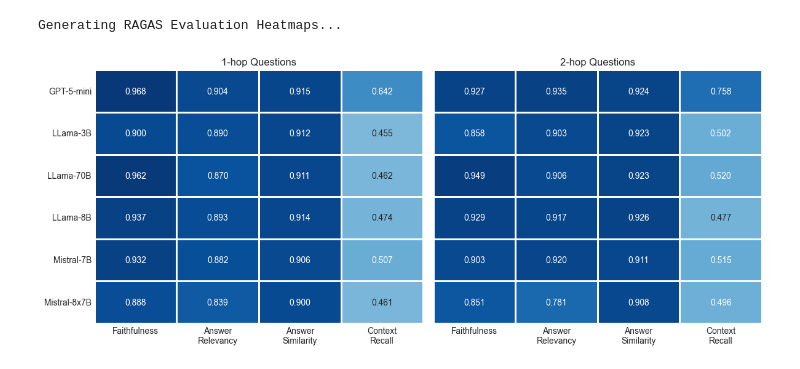
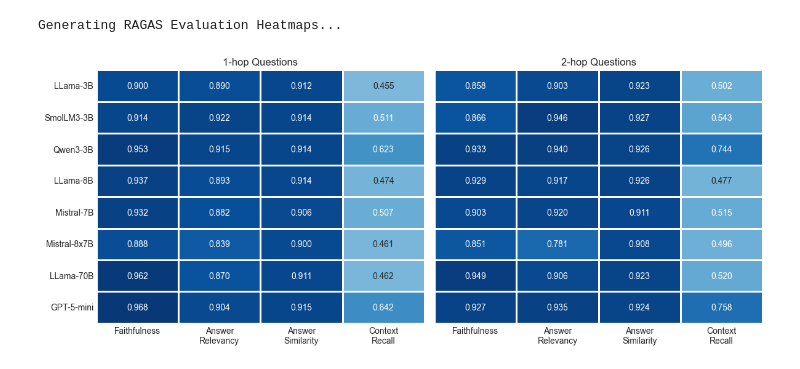
Before and after one commit to AlexLecu/LLMKGraph, a Jupyter notebook: backend/evaluation/evaluation_notebooks/evaluation_results/overall_ragas_evaluation.ipynb, the cells around one changed output. Drawn from its saved outputs; the diff is of its cells as text; code cells hidden in the pictures.

```diff
--- a/backend/evaluation/evaluation_notebooks/evaluation_results/overall_ragas_evaluation.ipynb
+++ b/backend/evaluation/evaluation_notebooks/evaluation_results/overall_ragas_evaluation.ipynb
@@ -29,13 +29,17 @@ ragas_results = {
         "1hop": {'answer_correctness': 0.5430, 'answer_relevancy': 0.8899, 'answer_similarity': 0.9122, 'faithfulness': 0.9001, 'context_precision': 0.6920, 'context_recall': 0.4550},
         "2hop": {'answer_correctness': 0.5482, 'answer_relevancy': 0.9032, 'answer_similarity': 0.9231, 'faithfulness': 0.8576, 'context_precision': 0.8900, 'context_recall': 0.5020},
     },
+    "SmolLM3-3B": {
+        "1hop": {'answer_correctness': 0.5441, 'answer_relevancy': 0.9223, 'answer_similarity': 0.9143, 'faithfulness': 0.9141, 'context_precision': 0.7280, 'context_recall': 0.5110},
+        "2hop": {'answer_correctness': 0.5814, 'answer_relevancy': 0.9460, 'answer_similarity': 0.9275, 'faithfulness': 0.8661, 'context_precision': 0.9439, 'context_recall': 0.5431},
+    },
+    "Qwen3-3B": {
+        "1hop": {'answer_correctness': 0.5749, 'answer_relevancy': 0.9146, 'answer_similarity': 0.9145, 'faithfulness': 0.9529, 'context_precision': 0.7780, 'context_recall': 0.6230},
+        "2hop": {'answer_correctness': 0.6275, 'answer_relevancy': 0.9400, 'answer_similarity': 0.9257, 'faithfulness': 0.9329, 'context_precision': 0.9395, 'context_recall': 0.7440},
+    },
     "LLama-8B": {
         "1hop": {'answer_correctness': 0.5779, 'answer_relevancy': 0.8930, 'answer_similarity': 0.9137, 'faithfulness': 0.9374, 'context_precision': 0.7360, 'context_recall': 0.4740},
         "2hop": {'answer_correctness': 0.5964, 'answer_relevancy': 0.9170, 'answer_similarity': 0.9262, 'faithfulness': 0.9294, 'context_precision': 0.9280, 'context_recall': 0.4770},
-    },
-    "LLama-70B": {
-        "1hop": {'answer_correctness': 0.5900, 'answer_relevancy': 0.8701, 'answer_similarity': 0.9107, 'faithfulness': 0.9618, 'context_precision': 0.7460, 'context_recall': 0.4620},
-        "2hop": {'answer_correctness': 0.6451, 'answer_relevancy': 0.9057, 'answer_similarity': 0.9233, 'faithfulness': 0.9492, 'context_precision': 0.9520, 'context_recall': 0.5200},
     },
     "Mistral-7B": {
         "1hop": {'answer_correctness': 0.5324, 'answer_relevancy': 0.8818, 'answer_similarity': 0.9059, 'faithfulness': 0.9324, 'context_precision': 0.7460, 'context_recall': 0.5070},
@@ -44,6 +48,10 @@ ragas_results = {
     "Mistral-8x7B": {
         "1hop": {'answer_correctness': 0.5198, 'answer_relevancy': 0.8394, 'answer_similarity': 0.8997, 'faithfulness': 0.8878, 'context_precision': 0.7400, 'context_recall': 0.4610},
         "2hop": {'answer_correctness': 0.5491, 'answer_relevancy': 0.7814, 'answer_similarity': 0.9076, 'faithfulness': 0.8511, 'context_precision': 0.9340, 'context_recall': 0.4960},
+    },
+    "LLama-70B": {
+        "1hop": {'answer_correctness': 0.5900, 'answer_relevancy': 0.8701, 'answer_similarity': 0.9107, 'faithfulness': 0.9618, 'context_precision': 0.7460, 'context_recall': 0.4620},
+        "2hop": {'answer_correctness': 0.6451, 'answer_relevancy': 0.9057, 'answer_similarity': 0.9233, 'faithfulness': 0.9492, 'context_precision': 0.9520, 'context_recall': 0.5200},
     },
     "GPT-5-mini": {
         "1hop": {'answer_correctness': 0.5253, 'answer_relevancy': 0.9038, 'answer_similarity': 0.9149, 'faithfulness': 0.9678, 'context_precision': 0.7960, 'context_recall': 0.6420},
@@ -134,6 +142,8 @@ for idx, hop in enumerate(['1hop', '2hop']):
     # Prepare data for this hop
     hop_data = df[df['hop'] == hop]
     pivot_data = hop_data.pivot(index='model', columns='metric', values='score')
+    pivot_data = pivot_data.loc[models, metrics_of_interest]
+
 
     # Reorder columns to match our metrics of interest
     pivot_data = pivot_data[metrics_of_interest]
@@ -153,31 +163,31 @@ for idx, hop in enumerate(['1hop', '2hop']):
                 annot_kws={'fontsize': 10})
 
     # Set subtitle for each heatmap
     ax.set_title(f'{hop.replace("hop", "-hop")} Questions', fontsize=12)
 
     # Remove axis labels
     ax.set_xlabel('')
 
     if idx == 0:
         ax.set_ylabel('')
         # Keep y-labels only on the first plot
         ax.set_yticklabels(ax.get_yticklabels(), rotation=0, fontsize=10)
     else:
         ax.set_ylabel('')
         ax.set_yticklabels([])  # Remove y-labels on second plot
 
     # Set x-tick labels
     ax.set_xticklabels(['Faithfulness', 'Answer\nRelevancy', 'Answer\nSimilarity', 'Context\nRecall'],
                        rotation=0, ha='center', fontsize=10)
 
     # Remove top and right spines for cleaner look
     ax.spines['top'].set_visible(False)
     ax.spines['right'].set_visible(False)
 
 plt.tight_layout()
 plt.savefig('ragas_evaluation_combined.png', dpi=300, bbox_inches='tight')
 plt.savefig('ragas_evaluation_combined.pdf', dpi=300, bbox_inches='tight')
 plt.show()
 # %% [output]
 Generating RAGAS Evaluation Heatmaps...
-[figure, old version]
+[figure, new version]
```
Also changed, not shown: parts of 1 cell of this notebook, 2 other files.
